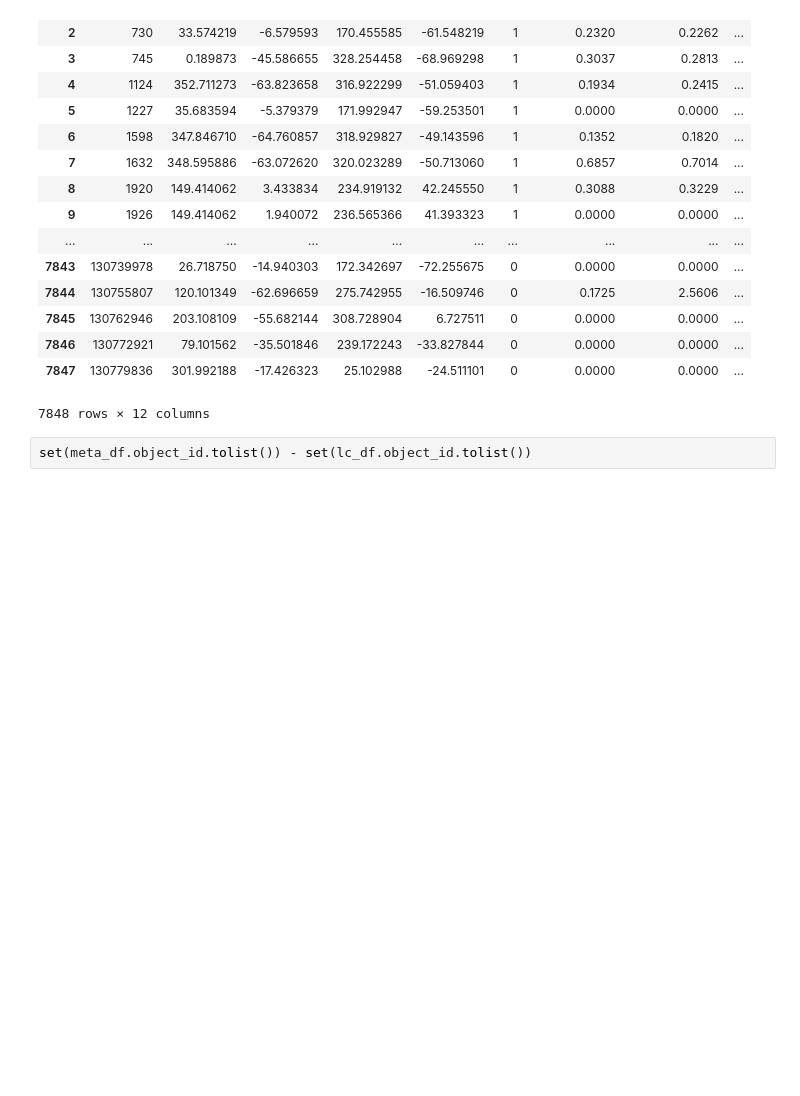
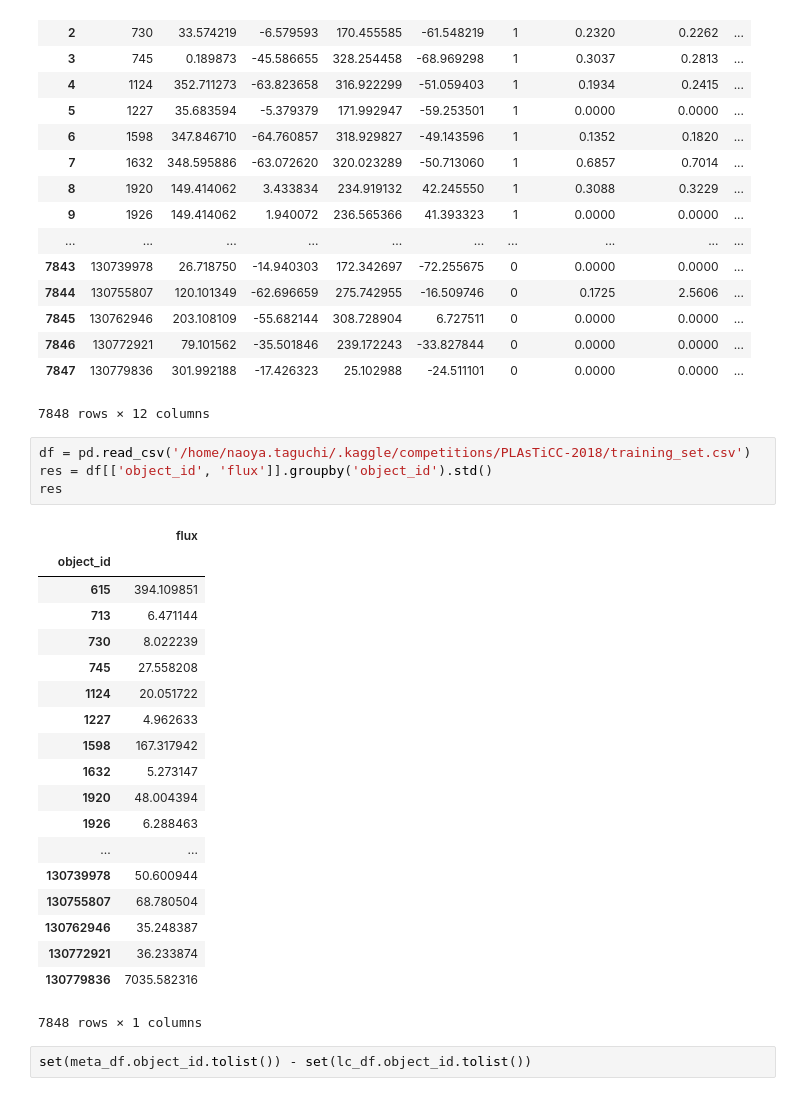
Before and after one commit to guchio3/kaggle-plasticc, a Jupyter notebook: notebook/construct_nn.ipynb, the cells around one changed output. Drawn from its saved outputs; the diff is of its cells as text; blank space fills up the shorter version.

```diff
--- a/notebook/construct_nn.ipynb
+++ b/notebook/construct_nn.ipynb
@@ -1573,6 +1548,30 @@ trn_meta_df
 | 7846 | 130772921 | 79.101562 | -35.501846 | 239.172243 | -33.827844 | 0 | 0.0000 | 0.0000 | ... |
 | 7847 | 130779836 | 301.992188 | -17.426323 | 25.102988 | -24.511101 | 0 | 0.0000 | 0.0000 | ... |
 7848 rows × 12 columns
+# %%
+df = pd.read_csv('/home/naoya.taguchi/.kaggle/competitions/PLAsTiCC-2018/training_set.csv')
+res = df[['object_id', 'flux']].groupby('object_id').std()
+res
+# %% [output]
+|  | flux |
+| object_id |  |
+| 615 | 394.109851 |
+| 713 | 6.471144 |
+| 730 | 8.022239 |
+| 745 | 27.558208 |
+| 1124 | 20.051722 |
+| 1227 | 4.962633 |
+| 1598 | 167.317942 |
+| 1632 | 5.273147 |
+| 1920 | 48.004394 |
+| 1926 | 6.288463 |
+| ... | ... |
+| 130739978 | 50.600944 |
+| 130755807 | 68.780504 |
+| 130762946 | 35.248387 |
+| 130772921 | 36.233874 |
+| 130779836 | 7035.582316 |
+7848 rows × 1 columns
 # %%
 set(meta_df.object_id.tolist()) - set(lc_df.object_id.tolist())
 # %% [output]
```
Also changed, not shown: parts of 12 cells of this notebook, 4 other files.
